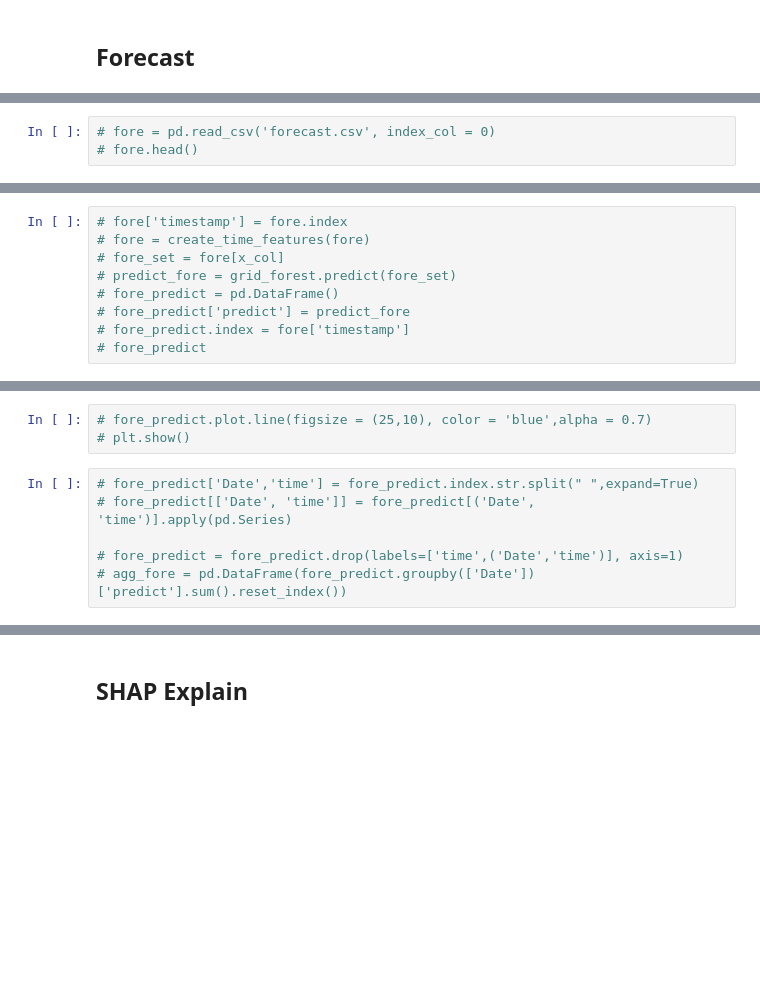
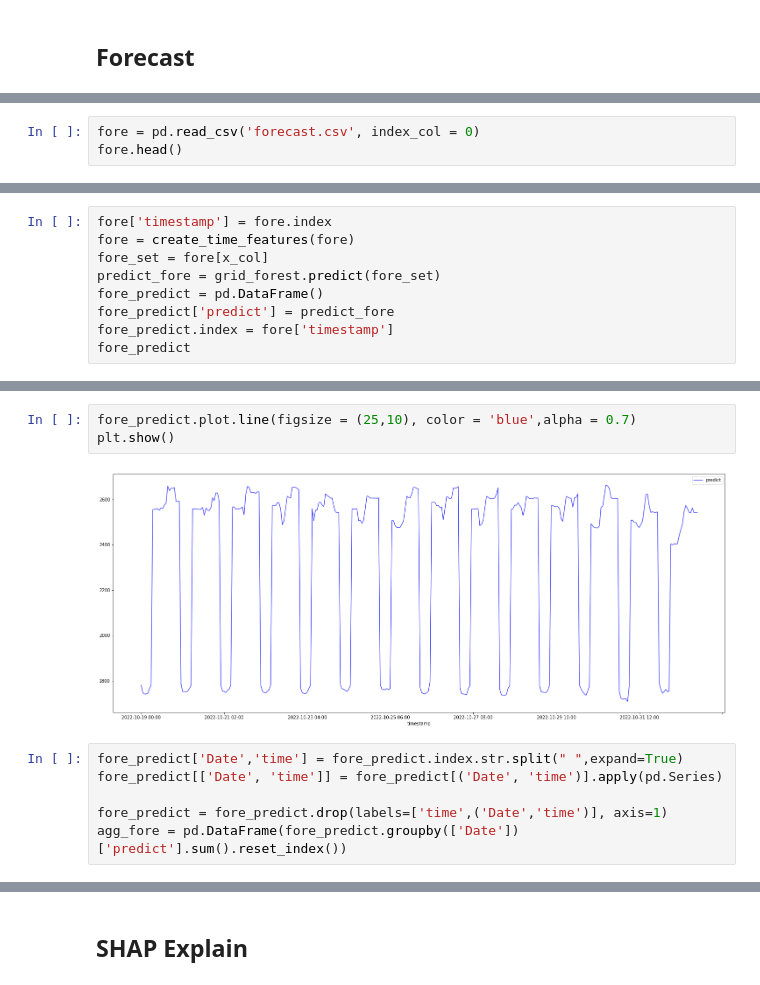
Before and after one commit to UWADSCapstoneUnit/Energy-Usage-Prediction-Project, a Jupyter notebook: Zheyu/Model/WU/WU_model.ipynb, the cells around one changed output, grey strips where cells are left out. Cells and saved outputs as stored; diff of their text form; blank space fills up the shorter version.

```diff
--- a/Zheyu/Model/WU/WU_model.ipynb
+++ b/Zheyu/Model/WU/WU_model.ipynb
@@ -526,3 +528,3 @@ peak_predict # predict that higher than threshold
 # %%
-# fore = pd.read_csv('forecast.csv', index_col = 0)
-# fore.head()
+fore = pd.read_csv('forecast.csv', index_col = 0)
+fore.head()
@@ -531,9 +556,9 @@ peak_predict # predict that higher than threshold
 # %%
-# fore['timestamp'] = fore.index
-# fore = create_time_features(fore)
-# fore_set = fore[x_col]
-# predict_fore = grid_forest.predict(fore_set)
-# fore_predict = pd.DataFrame()
-# fore_predict['predict'] = predict_fore
-# fore_predict.index = fore['timestamp']
-# fore_predict
+fore['timestamp'] = fore.index
+fore = create_time_features(fore)
+fore_set = fore[x_col]
+predict_fore = grid_forest.predict(fore_set)
+fore_predict = pd.DataFrame()
+fore_predict['predict'] = predict_fore
+fore_predict.index = fore['timestamp']
+fore_predict
@@ -540,10 +580,12 @@ peak_predict # predict that higher than threshold
 # %%
-# fore_predict.plot.line(figsize = (25,10), color = 'blue',alpha = 0.7)
-# plt.show()
+fore_predict.plot.line(figsize = (25,10), color = 'blue',alpha = 0.7)
+plt.show()
+# %% [output]
+[figure, added]
 # %%
-# fore_predict['Date','time'] = fore_predict.index.str.split(" ",expand=True)
-# fore_predict[['Date', 'time']] = fore_predict[('Date', 'time')].apply(pd.Series)
+fore_predict['Date','time'] = fore_predict.index.str.split(" ",expand=True)
+fore_predict[['Date', 'time']] = fore_predict[('Date', 'time')].apply(pd.Series)
 
-# fore_predict = fore_predict.drop(labels=['time',('Date','time')], axis=1)
-# agg_fore = pd.DataFrame(fore_predict.groupby(['Date'])['predict'].sum().reset_index())
+fore_predict = fore_predict.drop(labels=['time',('Date','time')], axis=1)
+agg_fore = pd.DataFrame(fore_predict.groupby(['Date'])['predict'].sum().reset_index())
 # %%
```
Also changed, not shown: parts of 17 cells of this notebook.
